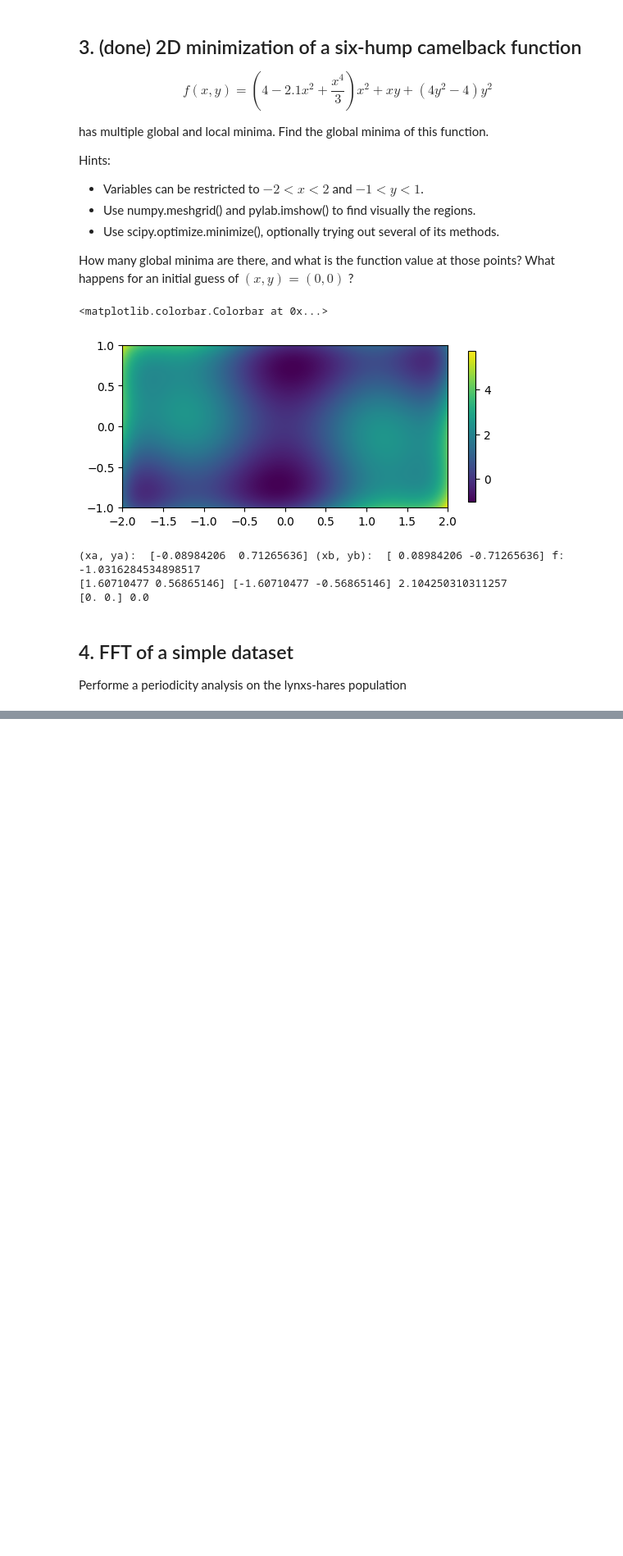
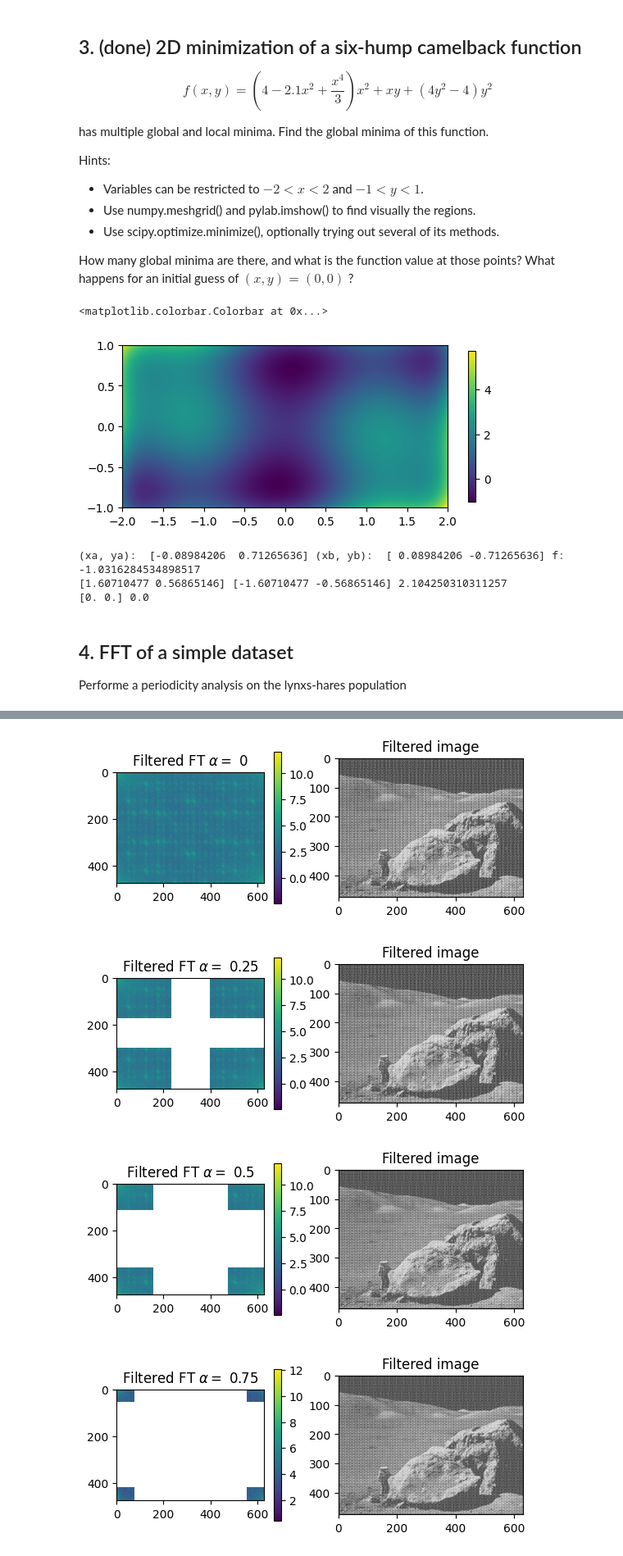
Before and after one commit to miriamzara/LaboratoryOfComputationalPhysics_Y7, a Jupyter notebook: 09_Algorithms/09ex_Algorithms.ipynb, the cells around one changed output, grey strips where cells are left out. Shown at 82% size. Cells and saved outputs as stored; diff of their text form; code cells hidden in the pictures; blank space fills up the shorter version.

```diff
--- a/09_Algorithms/09ex_Algorithms.ipynb
+++ b/09_Algorithms/09ex_Algorithms.ipynb
@@ -288,0 +331,23 @@ carrot 0.09523809523809523
+# %%
+
+for alpha in [0, 0.25, 0.5, 0.75, 0.8, 0.85, 0.9]:
+    transform2 = transform.copy()
+    # make a cross filter
+    x_idxs = ( int(np.rint(image.shape[0] * (1-alpha)/2 )),  int(np.rint(image.shape[0] * (1+alpha)/2)) )
+    y_idxs = ( int(np.rint(image.shape[1] * (1-alpha)/2 )),  int(np.rint(image.shape[1] * (1+alpha)/2)) )
+    transform2[x_idxs[0]: x_idxs[1],:] = 0
+    transform2[:, y_idxs[0]: y_idxs[1]] = 0
+    filtered_image = np.real(fft.ifftn(transform2))
+
+
+    fig, axs = plt.subplots(nrows=1, ncols = 2)
+    pos = axs[0].imshow(np.log(np.abs(transform2)))
+    fig.colorbar(pos, ax=axs[0],  anchor=(0, 0.5), shrink=0.5)
+    axs[0].set_title(rf"Filtered FT $\alpha =$ {alpha}")
+    axs[1].imshow(filtered_image, cmap = "Greys", vmin = 0, vmax = 1) # original colors (pure white = 0, pure black = 1)
+    axs[1].set_title("Filtered image")
+# %% [output]
+[figure, added]
+[figure, added]
+[figure, added]
+[figure, added]
```
Also changed, not shown: parts of 5 cells of this notebook, 2 other files.
